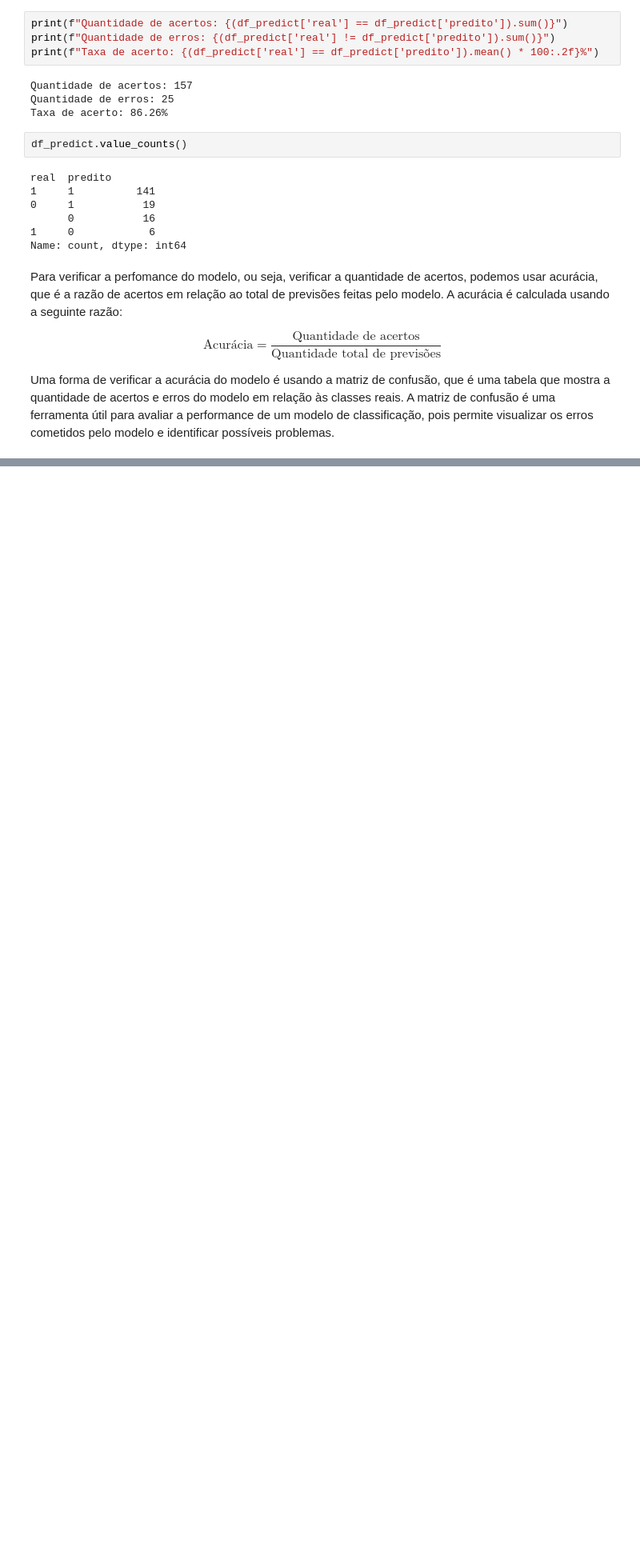
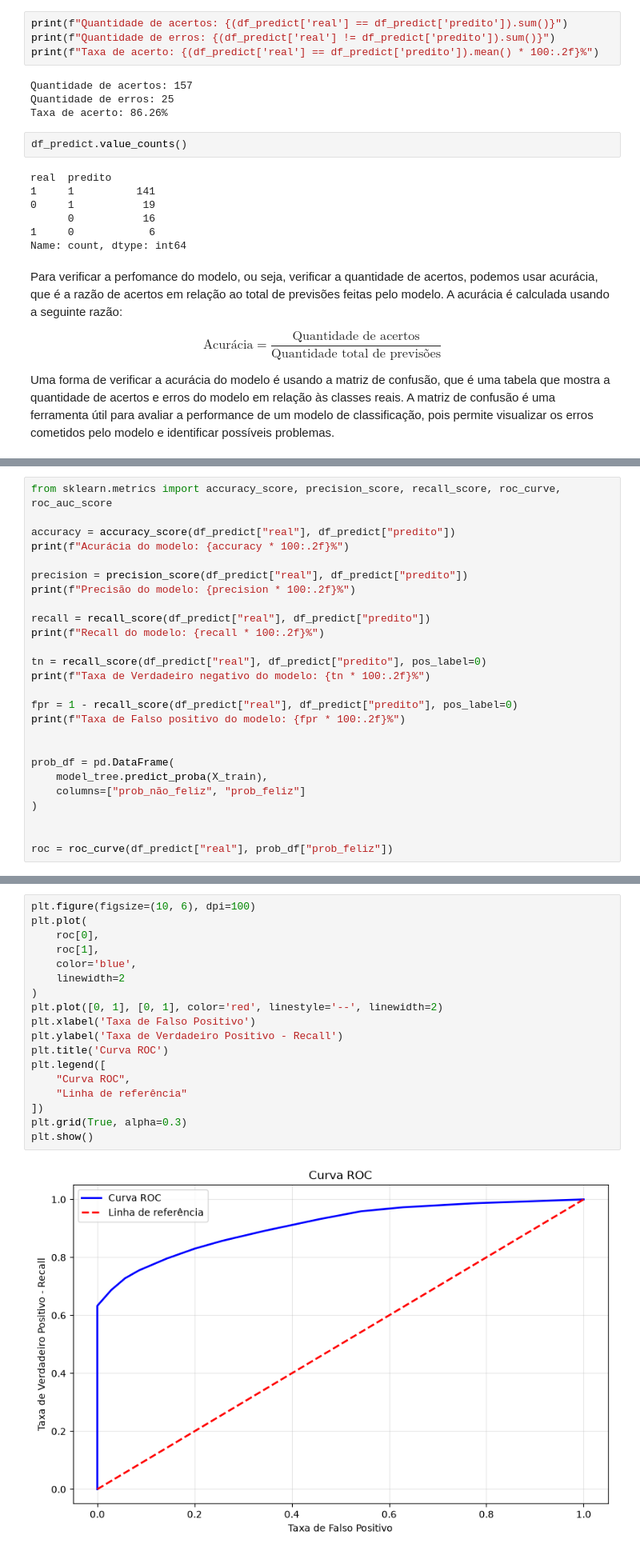
Before and after one commit to Igor-Scalzer010/Data-Science-Notes, a Jupyter notebook: notebooks/curso_youtube_ml/ml_yb.ipynb, the cells around one changed output, grey strips where cells are left out. Shown at 80% size. Cells and saved outputs as stored; diff of their text form; blank space fills up the shorter version.

Commit message:
adicionando estudos sobre a curva ROC

```diff
--- a/notebooks/curso_youtube_ml/ml_yb.ipynb
+++ b/notebooks/curso_youtube_ml/ml_yb.ipynb
@@ -1362,0 +1457,26 @@ plt.show()
+# %%
+from sklearn.metrics import accuracy_score, precision_score, recall_score, roc_curve, roc_auc_score
+
+accuracy = accuracy_score(df_predict["real"], df_predict["predito"])
+print(f"Acurácia do modelo: {accuracy * 100:.2f}%")
+
+precision = precision_score(df_predict["real"], df_predict["predito"])
+print(f"Precisão do modelo: {precision * 100:.2f}%")
+
+recall = recall_score(df_predict["real"], df_predict["predito"])
+print(f"Recall do modelo: {recall * 100:.2f}%")
+
+tn = recall_score(df_predict["real"], df_predict["predito"], pos_label=0)
+print(f"Taxa de Verdadeiro negativo do modelo: {tn * 100:.2f}%")
+
+fpr = 1 - recall_score(df_predict["real"], df_predict["predito"], pos_label=0)
+print(f"Taxa de Falso positivo do modelo: {fpr * 100:.2f}%")
+
+
+prob_df = pd.DataFrame(
+    model_tree.predict_proba(X_train),
+    columns=["prob_não_feliz", "prob_feliz"]
+)
+
+
+roc = roc_curve(df_predict["real"], prob_df["prob_feliz"])
@@ -1362,0 +1489,20 @@ plt.show()
+# %%
+plt.figure(figsize=(10, 6), dpi=100)
+plt.plot(
+    roc[0],
+    roc[1],
+    color='blue',
+    linewidth=2
+)
+plt.plot([0, 1], [0, 1], color='red', linestyle='--', linewidth=2)
+plt.xlabel('Taxa de Falso Positivo')
+plt.ylabel('Taxa de Verdadeiro Positivo - Recall')
+plt.title('Curva ROC')
+plt.legend([
+    "Curva ROC",
+    "Linha de referência"
+])
+plt.grid(True, alpha=0.3)
+plt.show()
+# %% [output]
+[figure, added]
```
Also changed, not shown: parts of 22 cells of this notebook.
